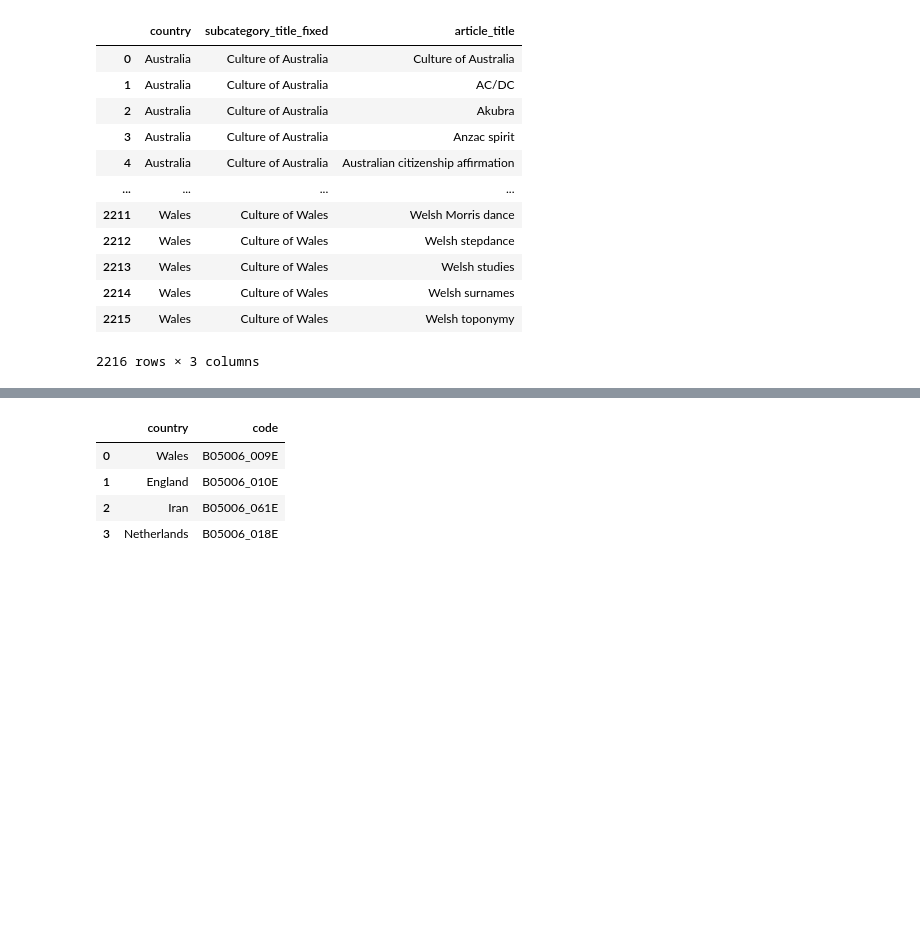
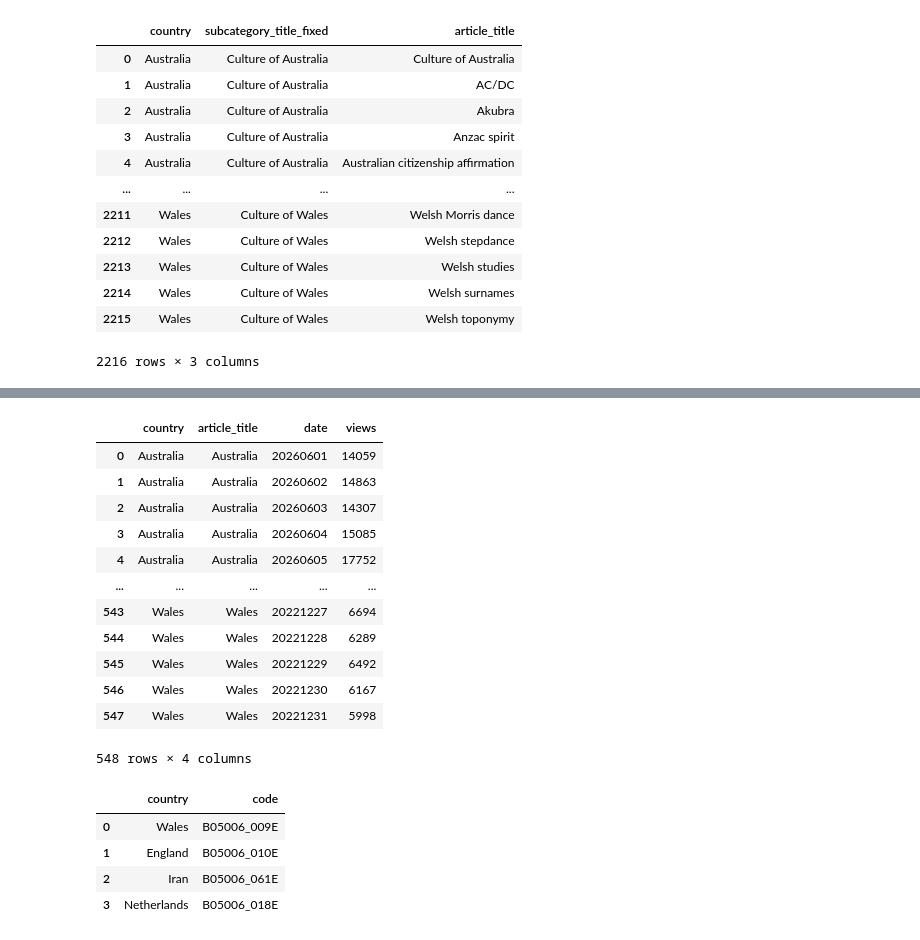
Before and after one commit to loganjeskildsen28/qss20_final_project, a Jupyter notebook: code/0_pull_format_all_api_data.ipynb, the cells around one changed output, grey strips where cells are left out. Drawn from its saved outputs; the diff is of its cells as text; code cells hidden in the pictures; blank space fills up the shorter version.

```diff
--- a/0_pull_format_all_apis.ipynb
+++ b/code/0_pull_format_all_api_data.ipynb
@@ -380,3 +420,60 @@ top_article_per_subcat
+# %%
+## Now get data on each country's main page views during each window
+
+def get_country_daily_pageviews(cup_windows, headers):
+    country_daily_records = []
+
+    for country, windows in cup_windows.items():
+
+        for start_date, end_date in windows:
+            pv_query = (
+                'https://wikimedia.org/api/rest_v1/metrics/pageviews/per-article/'
+                f'en.wikipedia.org/all-access/all-agents/{country}/daily/{start_date}/{end_date}'
+            )
+
+            try:
+                pv_resp = requests.get(pv_query, headers=headers)
+                if pv_resp.status_code == 200:
+                    items = pv_resp.json().get('items', [])
+                    for item in items:
+                        country_daily_records.append({
+                            'country': country,
+                            'article_title': country,
+                            'date': item['timestamp'][:8],
+                            'views': item.get('views', 0)
+                        })
+                else:
+                    country_daily_records.append({
+                        'country': country,
+                        'article_title': country,
+                        'date': None,
+                        'views': 0
+                    })
+            except Exception as e:
+                print(f"Error pulling pageviews for {country}: {e}")
+
+            time.sleep(0.2)
+
+    return pd.DataFrame(country_daily_records)
+
+country_daily_views_df = get_country_daily_pageviews(cup_windows, headers)
+country_daily_views_df
+
+country_daily_views_df.to_csv('./data/country_daily_views.csv', index=False)
+# %% [output]
+|  | country | article_title | date | views |
+| 0 | Australia | Australia | 20260601 | 14059 |
+| 1 | Australia | Australia | 20260602 | 14863 |
+| 2 | Australia | Australia | 20260603 | 14307 |
+| 3 | Australia | Australia | 20260604 | 15085 |
+| 4 | Australia | Australia | 20260605 | 17752 |
+| ... | ... | ... | ... | ... |
+| 543 | Wales | Wales | 20221227 | 6694 |
+| 544 | Wales | Wales | 20221228 | 6289 |
+| 545 | Wales | Wales | 20221229 | 6492 |
+| 546 | Wales | Wales | 20221230 | 6167 |
+| 547 | Wales | Wales | 20221231 | 5998 |
+548 rows × 4 columns
 # %%
 ## Part 3: Access census data
 
```
Also changed, not shown: parts of 10 cells of this notebook, 10 other files.
